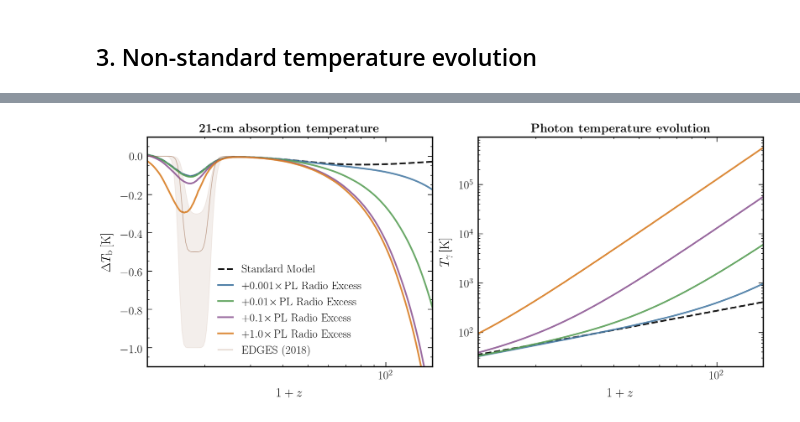
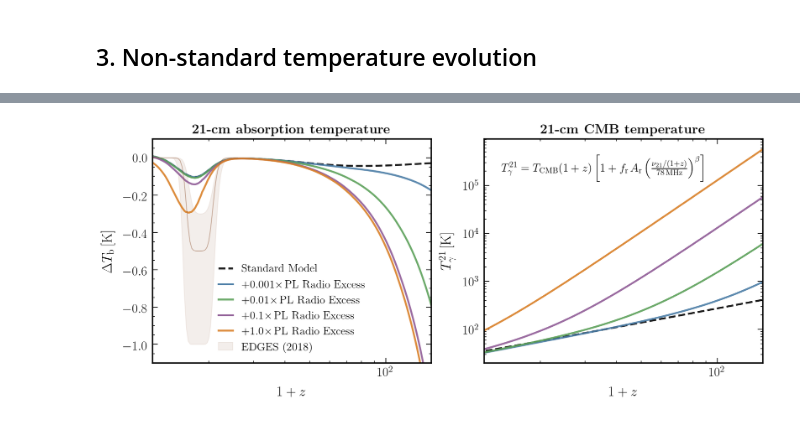
Before and after one commit to smsharma/twentyone-global, a Jupyter notebook: notebooks/01_basic_examples.ipynb, the cells around one changed output, grey strips where cells are left out. Cells and saved outputs as stored; diff of their text form; code cells hidden in the pictures.

```diff
--- a/notebooks/01_basic_examples.ipynb
+++ b/notebooks/01_basic_examples.ipynb
@@ -119,7 +119,7 @@ for f in tqdm(f_ary):
 # %% [output]
 [interactive output not drawn]
 # %%
-fig, ax = plt.subplots(1, 2, figsize=(14, 6))
+fig, ax = plt.subplots(1, 2, figsize=(14 / 1.1, 6 / 1.1))
 
 ## 21-cm absorption temperature plot
 
@@ -131,37 +131,39 @@ for i in range(len(f_ary)):
 ax[0].set_xlabel(r"$1 + z$")
 ax[0].set_ylabel(r"$\Delta T_{\mathrm b}\,\mathrm{[K]}$")
 ax[0].set_title(r"\bf{21-cm absorption temperature}")
 
 ax[0].set_xlim(np.min(1 + to_SM_solve.z_ary), np.max(1 + to_SM_solve.z_ary))
 ax[0].set_ylim(-1.1, 0.1)
 
 ax[0].set_xscale("log")
 
 from twentyone.edges import EDGES_fit
 z_21_edges_ary = np.linspace(11, 25)
 edges_mid, edges_lo, edges_hi = EDGES_fit(z_21_edges_ary).T21_fit
 
-ax[0].plot(1 + z_21_edges_ary, edges_mid, color=cols_default[-4], alpha=0.5, lw=1, label="EDGES (2018)")
-ax[0].fill_between(1 + z_21_edges_ary, edges_lo, edges_hi, alpha=0.1, color=cols_default[-4])
+ax[0].plot(1 + z_21_edges_ary, edges_mid, color=cols_default[-4], alpha=0.5, lw=1)
+ax[0].fill_between(1 + z_21_edges_ary, edges_lo, edges_hi, alpha=0.1, color=cols_default[-4], label="EDGES (2018)")
 
-ax[0].legend(loc='lower center', handlelength=1.3)
+ax[0].legend(loc='lower center', handlelength=1.3, fontsize=15)
 
 ## Photon temperature plot
 
 ax[1].plot(z_21_ary, to.T_CMB(z_21_ary), label='Standard Model', color='k',ls='--')
 
 for f in f_ary:
     T_CMB_mod = interp1d(z_21_ary, T_CMB_powerlaw(z_21_ary, f * A_r, beta))
     ax[1].plot(1 + z_21_ary, T_CMB_mod(z_21_ary))
     ax[1].set_xscale("log")
     ax[1].set_yscale("log")
 
 ax[1].set_xlabel(r"$1 + z$")
-ax[1].set_ylabel(r"$T_\gamma$\,[K]")
-ax[1].set_title(r"\bf{Photon temperature evolution}")
+ax[1].set_ylabel(r"$T_\gamma^{21}$\,[K]")
+ax[1].set_title(r"\bf{21-cm CMB temperature}")
 
 ax[1].set_xlim(np.min(1 + to_SM_solve.z_ary), np.max(1 + to_SM_solve.z_ary))
+ax[1].text(14, 2e5, r"$T_{{\gamma}}^{21}=T_{\mathrm{CMB}}(1+z)\left[1+f_\mathrm{r}\,A_{\mathrm{r}}\left(\frac{\nu_{21}/(1 + z)}{78\,\mathrm{MHz}}\right)^{\beta}\right]$", fontsize=15.5)
+plt.tight_layout()
 
-plt.tight_layout()
+plt.savefig("plots/banner.png")
 # %% [output]
-[figure, old version]
+[figure, new version]
```
Also changed, not shown: 3 other files.
